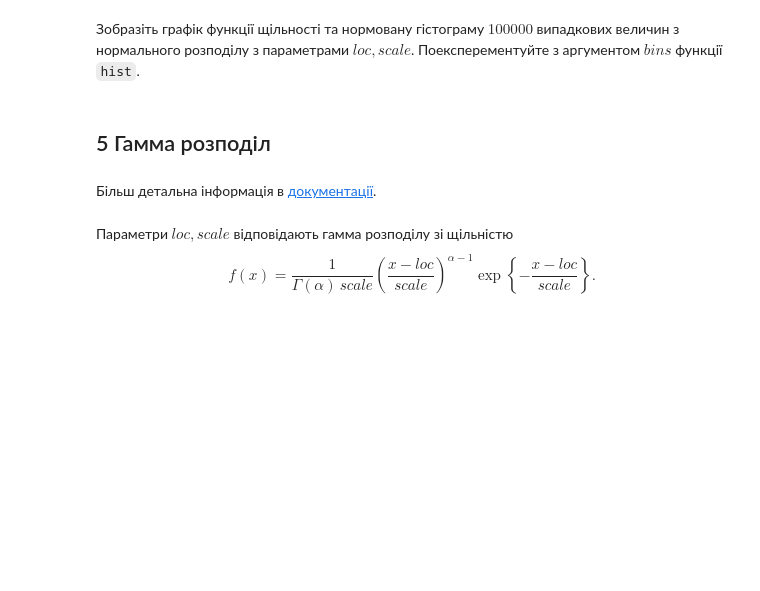
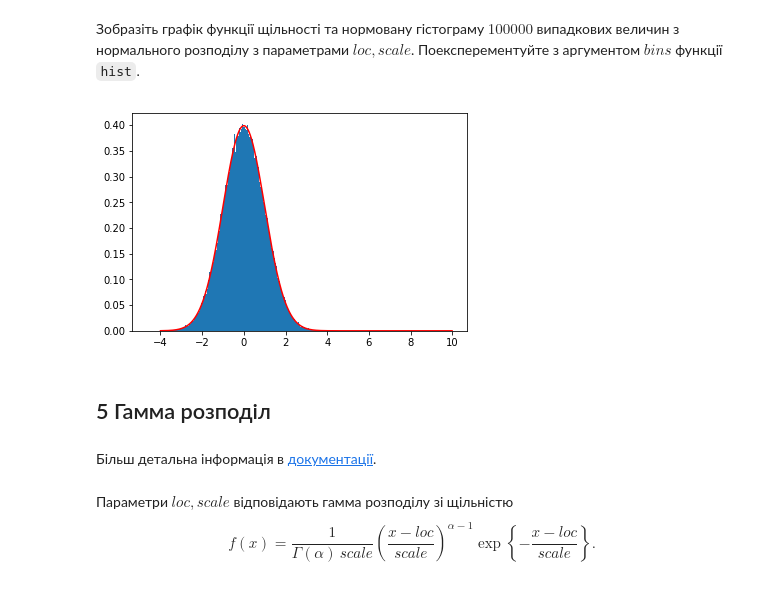
Before and after one commit to mikke-172/probability_homework5, a Jupyter notebook: Лабораторне заняття 5.ipynb, the cells around one changed output. Cells and saved outputs as stored; diff of their text form; code cells hidden in the pictures; blank space fills up the shorter version.

```diff
--- a/Лабораторне заняття 5.ipynb
+++ b/Лабораторне заняття 5.ipynb
@@ -397,3 +455,16 @@ x2 = np.arange(-5, 5.01, 0.01)
+# %%
+# Місце для Вашого коду
+x = np.arange(-4, 10, 0.01)
+y = norm.pdf(x, loc=loc, scale=scale)
+plt.plot(x, y, 'r')
+
+norm_rvs = norm.rvs(loc=loc, scale=scale, size=100000)
+#plt.hist(norm_rvs, normed=True, bins=100)
+#plt.hist(norm_rvs, normed=True, bins=[1, 2, 5, 7, 8])
+plt.hist(norm_rvs, normed=True, bins='auto')
+plt.show()
+# %% [output]
+[figure, added]
 # %% [markdown]
 ## 5 Гамма розподіл
 # %% [markdown]
```
Also changed, not shown: parts of 31 cells of this notebook.
